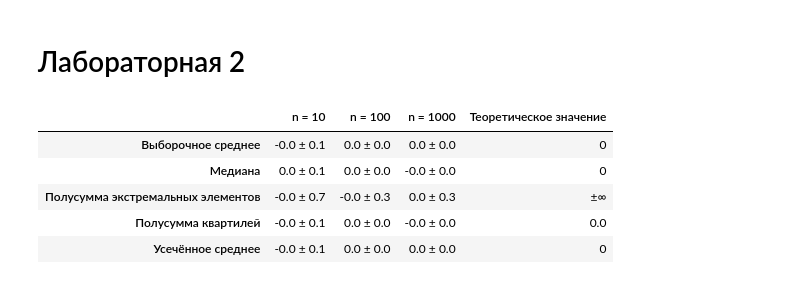
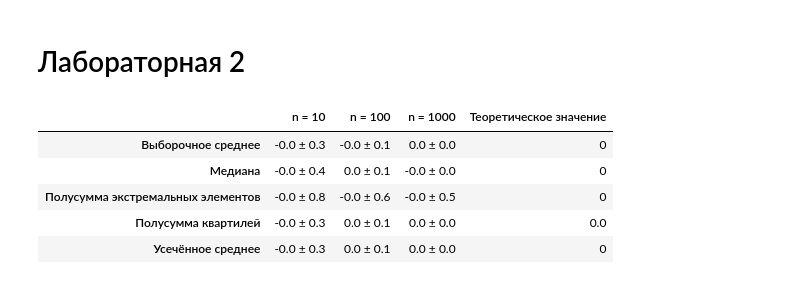
Before and after one commit to haskell-md2/MatStat, a Jupyter notebook: lab1-4/lab1-4.ipynb, the cells around one changed output. Drawn from its saved outputs; the diff is of its cells as text; code cells hidden in the pictures.

```diff
--- a/lab1-4/lab1-4.ipynb
+++ b/lab1-4/lab1-4.ipynb
@@ -119,7 +119,7 @@ def show_esstimates(dist,real_values,**params):
 
     mean_values = np.mean(all_results, axis=0)
 
-    var_values = np.var(all_results,axis=0)
+    var_values = np.std(all_results,axis=0)
 
     mean_values = np.round(mean_values,1)
     var_values = np.round(var_values,1)
@@ -144,16 +144,16 @@ def get_ZQ(dist,**parms):
 # %%
 #результаты для нормального распределения
 
-real_values = (0,0,'±∞', get_ZQ(norm,loc=0, scale=1),0)
+real_values = (0,0,0, get_ZQ(norm,loc=0, scale=1),0)
 
 show_esstimates(norm, real_values,loc=0, scale=1 )
 # %% [output]
 |  | n = 10 | n = 100 | n = 1000 | Теоретическое значение |
-| Выборочное среднее | -0.0 ± 0.1 | 0.0 ± 0.0 | 0.0 ± 0.0 | 0 |
-| Медиана | 0.0 ± 0.1 | 0.0 ± 0.0 | -0.0 ± 0.0 | 0 |
-| Полусумма экстремальных элементов | -0.0 ± 0.7 | -0.0 ± 0.3 | 0.0 ± 0.3 | ±∞ |
-| Полусумма квартилей | -0.0 ± 0.1 | 0.0 ± 0.0 | -0.0 ± 0.0 | 0.0 |
-| Усечённое среднее | -0.0 ± 0.1 | 0.0 ± 0.0 | 0.0 ± 0.0 | 0 |
+| Выборочное среднее | -0.0 ± 0.3 | -0.0 ± 0.1 | 0.0 ± 0.0 | 0 |
+| Медиана | -0.0 ± 0.4 | 0.0 ± 0.1 | -0.0 ± 0.0 | 0 |
+| Полусумма экстремальных элементов | -0.0 ± 0.8 | -0.0 ± 0.6 | -0.0 ± 0.5 | 0 |
+| Полусумма квартилей | -0.0 ± 0.3 | 0.0 ± 0.1 | 0.0 ± 0.0 | 0.0 |
+| Усечённое среднее | -0.0 ± 0.3 | 0.0 ± 0.1 | 0.0 ± 0.0 | 0 |
 # %%
 #результаты для распределения Коши
 
```
Also changed, not shown: parts of 8 cells of this notebook, 7 other files.
